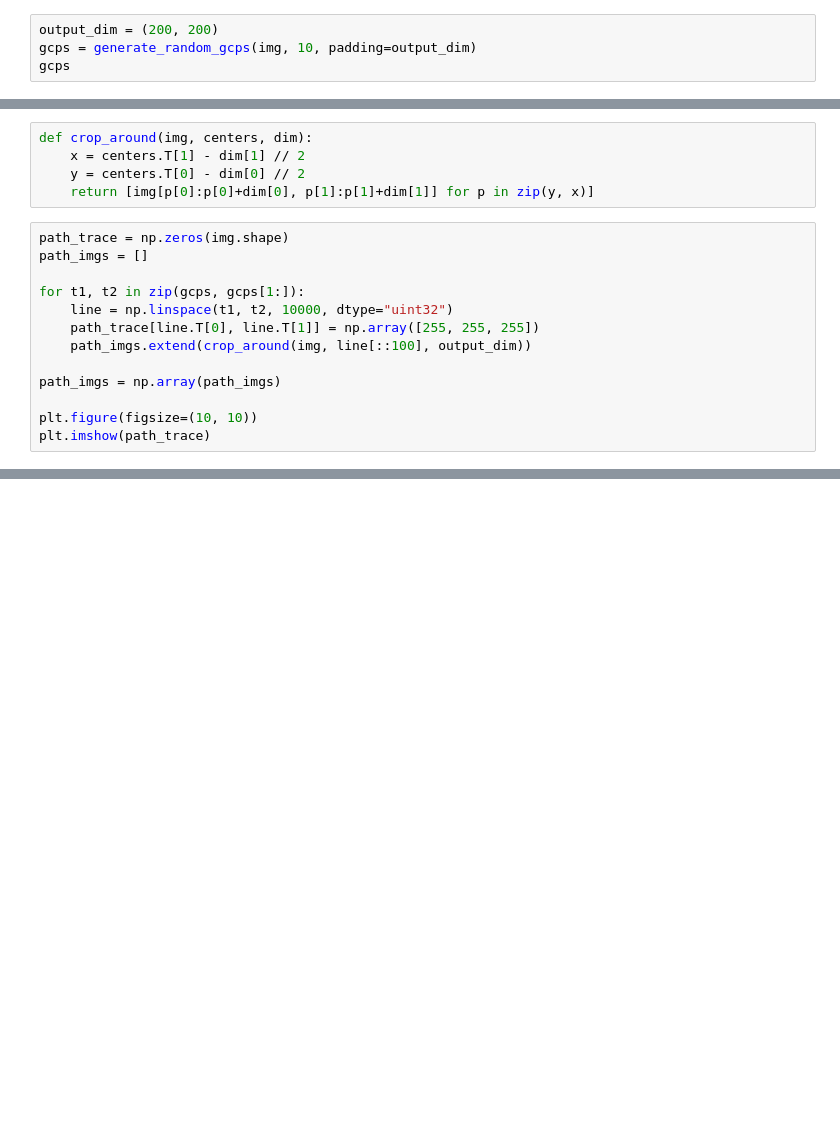
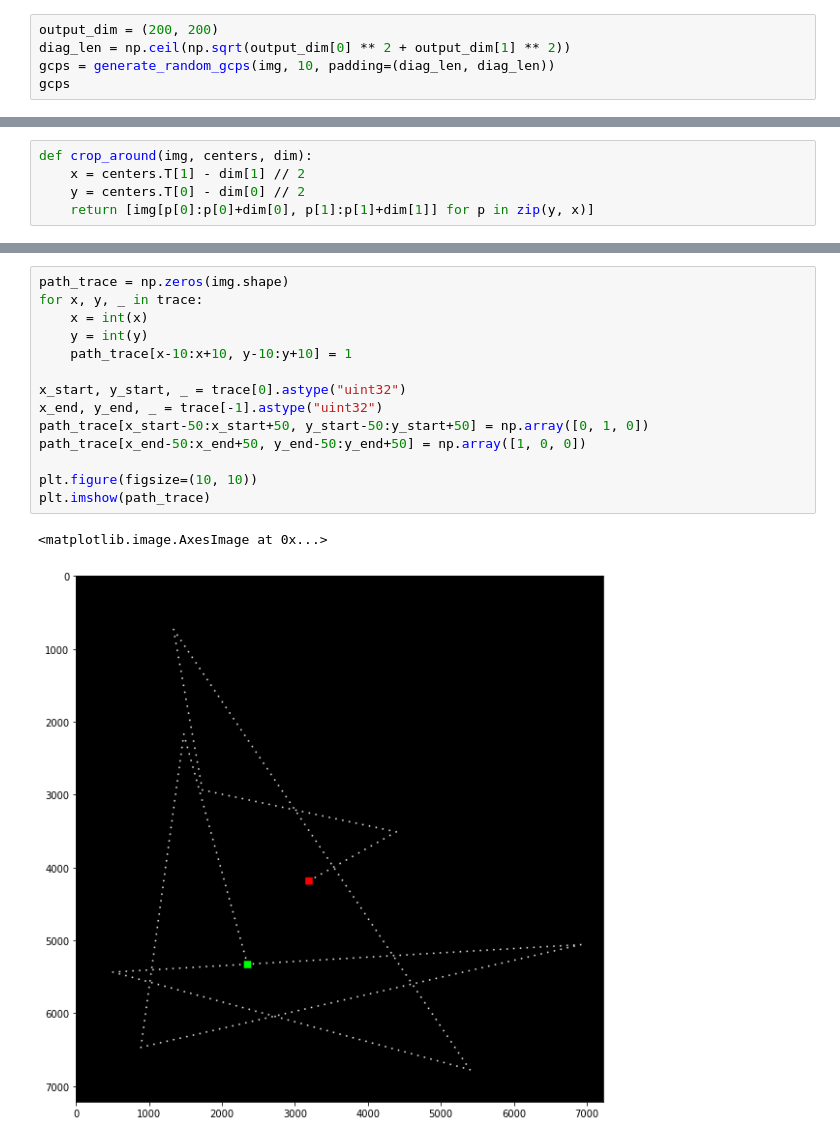
Before and after one commit to alago1/rt-flight, a Jupyter notebook: examples/flight_path.ipynb, the cells around one changed output, grey strips where cells are left out. Cells and saved outputs as stored; diff of their text form; blank space fills up the shorter version.

```diff
--- a/examples/flight_path.ipynb
+++ b/examples/flight_path.ipynb
@@ -22,6 +23,7 @@ def generate_random_gcps(img, num_samples, padding=(0, 0)):
                             size=(num_samples, 2))
 # %%
 output_dim = (200, 200)
-gcps = generate_random_gcps(img, 10, padding=output_dim)
+diag_len = np.ceil(np.sqrt(output_dim[0] ** 2 + output_dim[1] ** 2))
+gcps = generate_random_gcps(img, 10, padding=(diag_len, diag_len))
 gcps
 # %% [output]
@@ -40,16 +42,3 @@ def crop_around(img, centers, dim):
     x = centers.T[1] - dim[1] // 2
     y = centers.T[0] - dim[0] // 2
     return [img[p[0]:p[0]+dim[0], p[1]:p[1]+dim[1]] for p in zip(y, x)]
-# %%
-path_trace = np.zeros(img.shape)
-path_imgs = []
-
-for t1, t2 in zip(gcps, gcps[1:]):
-    line = np.linspace(t1, t2, 10000, dtype="uint32")
-    path_trace[line.T[0], line.T[1]] = np.array([255, 255, 255])
-    path_imgs.extend(crop_around(img, line[::100], output_dim))
-
-path_imgs = np.array(path_imgs)
-
-plt.figure(figsize=(10, 10))
-plt.imshow(path_trace)
@@ -60,2 +106,19 @@ Clipping input data to the valid range for imshow with RGB data ([0..1] for floa
+# %%
+path_trace = np.zeros(img.shape)
+for x, y, _ in trace:
+    x = int(x)
+    y = int(y)
+    path_trace[x-10:x+10, y-10:y+10] = 1
+
+x_start, y_start, _ = trace[0].astype("uint32")
+x_end, y_end, _ = trace[-1].astype("uint32")
+path_trace[x_start-50:x_start+50, y_start-50:y_start+50] = np.array([0, 1, 0])
+path_trace[x_end-50:x_end+50, y_end-50:y_end+50] = np.array([1, 0, 0])
+
+plt.figure(figsize=(10, 10))
+plt.imshow(path_trace)
+# %% [output]
+<matplotlib.image.AxesImage at 0x...>
+[figure, added]
 # %%
 plt.figure(figsize=(20, 10))
```
Also changed, not shown: parts of 10 cells of this notebook, 1 other file.
